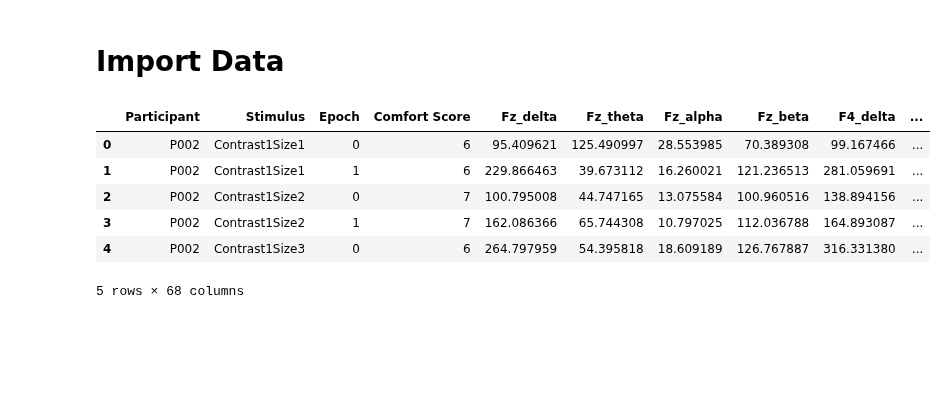
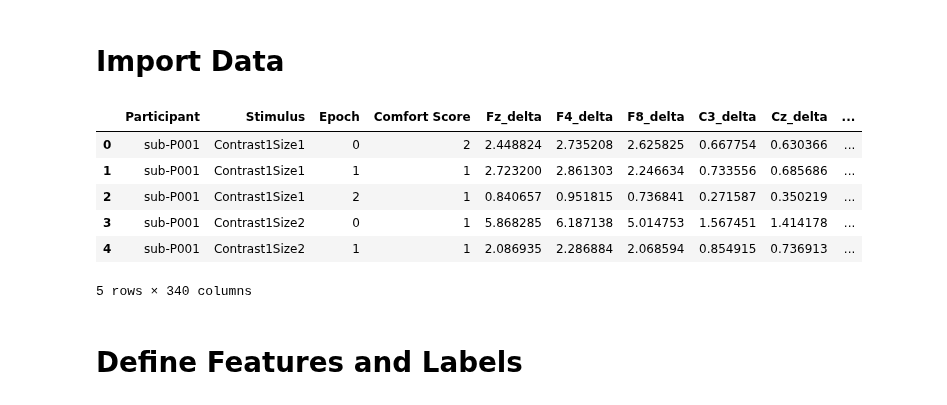
Before and after one commit to kirtonBCIlab/ES_Masters, a Jupyter notebook: Masters-Processing/ML/ml.ipynb, the cells around one changed output. Cells and saved outputs as stored; diff of their text form; code cells hidden in the pictures; blank space fills up the shorter version.

```diff
--- a/Masters-Processing/ML/ml.ipynb
+++ b/Masters-Processing/ML/ml.ipynb
@@ -11,16 +12,18 @@ from sklearn.metrics import mean_squared_error
 # %% [markdown]
 # Import Data
 # %%
-file_path = "Data\\Masters_testing\\P002\\ml_input_output.csv"
+file_path = "features-Master.csv"
 
 # Load the data
 data = pd.read_csv(file_path)
 data.head()
 # %% [output]
-|  | Participant | Stimulus | Epoch | Comfort Score | Fz_delta | Fz_theta | Fz_alpha | Fz_beta | F4_delta | ... |
-| 0 | P002 | Contrast1Size1 | 0 | 6 | 95.409621 | 125.490997 | 28.553985 | 70.389308 | 99.167466 | ... |
-| 1 | P002 | Contrast1Size1 | 1 | 6 | 229.866463 | 39.673112 | 16.260021 | 121.236513 | 281.059691 | ... |
-| 2 | P002 | Contrast1Size2 | 0 | 7 | 100.795008 | 44.747165 | 13.075584 | 100.960516 | 138.894156 | ... |
-| 3 | P002 | Contrast1Size2 | 1 | 7 | 162.086366 | 65.744308 | 10.797025 | 112.036788 | 164.893087 | ... |
-| 4 | P002 | Contrast1Size3 | 0 | 6 | 264.797959 | 54.395818 | 18.609189 | 126.767887 | 316.331380 | ... |
+|  | Participant | Stimulus | Epoch | Comfort Score | Fz_delta | F4_delta | F8_delta | C3_delta | Cz_delta | ... |
+| 0 | sub-P001 | Contrast1Size1 | 0 | 2 | 2.448824 | 2.735208 | 2.625825 | 0.667754 | 0.630366 | ... |
+| 1 | sub-P001 | Contrast1Size1 | 1 | 1 | 2.723200 | 2.861303 | 2.246634 | 0.733556 | 0.685686 | ... |
+| 2 | sub-P001 | Contrast1Size1 | 2 | 1 | 0.840657 | 0.951815 | 0.736841 | 0.271587 | 0.350219 | ... |
+| 3 | sub-P001 | Contrast1Size2 | 0 | 1 | 5.868285 | 6.187138 | 5.014753 | 1.567451 | 1.414178 | ... |
+| 4 | sub-P001 | Contrast1Size2 | 1 | 1 | 2.086935 | 2.286884 | 2.068594 | 0.854915 | 0.736913 | ... |
-5 rows × 68 columns
+5 rows × 340 columns
+# %% [markdown]
+# Define Features and Labels
```
Also changed, not shown: parts of 7 cells of this notebook, 39 other files.
